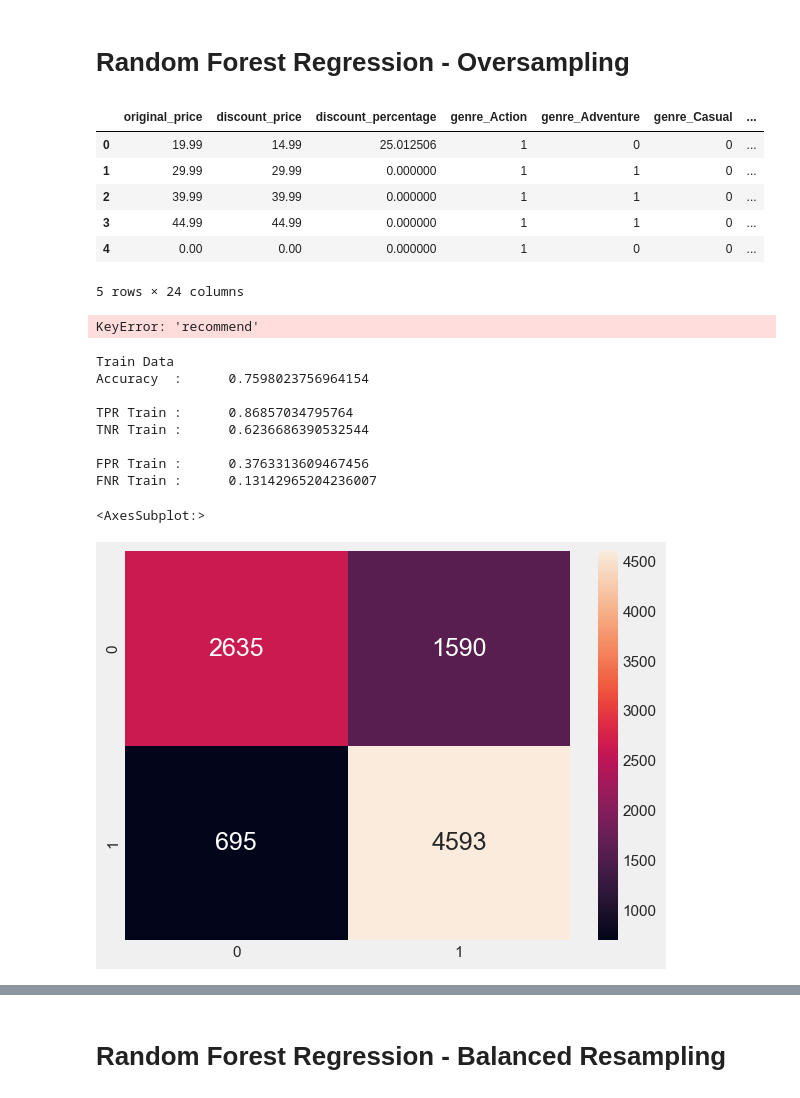
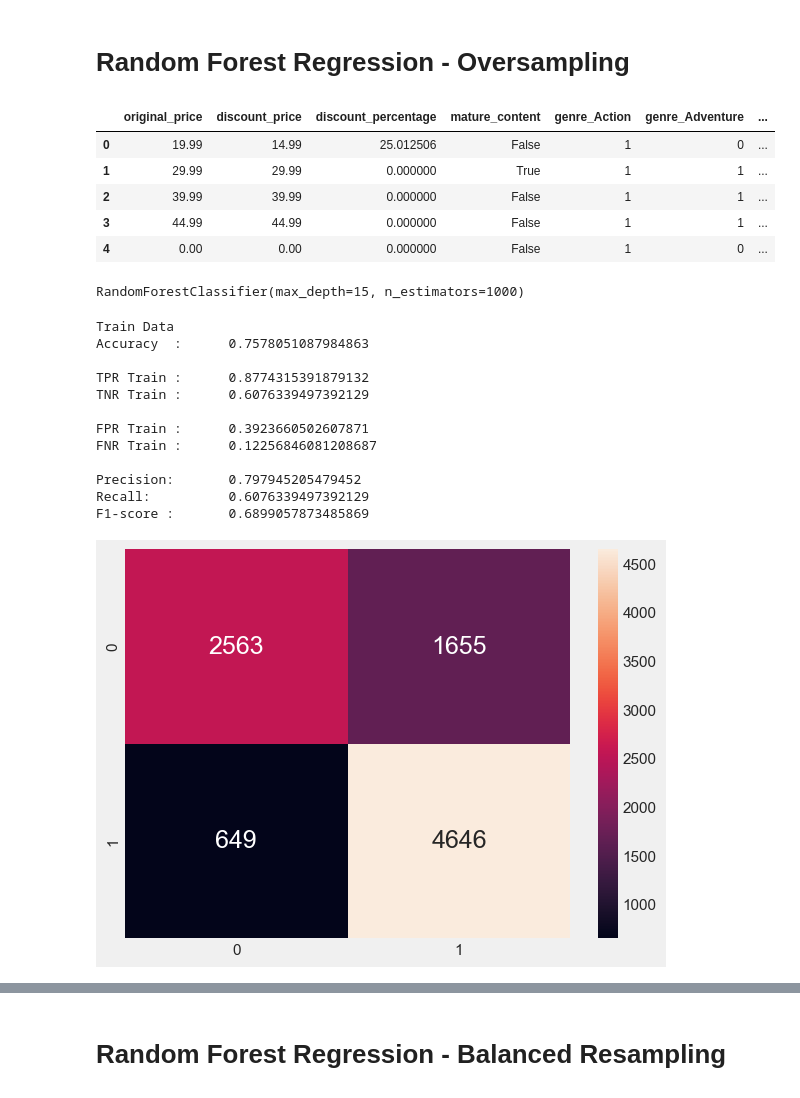
Before and after one commit to Pante/SC1015-Project, a Jupyter notebook: Random Forest Regression.ipynb, the cells around one changed output, grey strips where cells are left out. Cells and saved outputs as stored; diff of their text form; code cells hidden in the pictures.

```diff
--- a/Random Forest Regression.ipynb
+++ b/Random Forest Regression.ipynb
@@ -140,16 +145,15 @@ F1-score :       0.39490100352590185
 # %% [markdown]
 # Random Forest Regression - Oversampling
 # %%
-games = pd.read_csv('games-prediction-over-resampling.csv', index_col= 0)
+games = pd.read_csv('datasets/games-prediction-over-resampling.csv', index_col= 0)
 games.head()
 # %% [output]
-|  | original_price | discount_price | discount_percentage | genre_Action | genre_Adventure | genre_Casual | ... |
-| 0 | 19.99 | 14.99 | 25.012506 | 1 | 0 | 0 | ... |
-| 1 | 29.99 | 29.99 | 0.000000 | 1 | 1 | 0 | ... |
-| 2 | 39.99 | 39.99 | 0.000000 | 1 | 1 | 0 | ... |
-| 3 | 44.99 | 44.99 | 0.000000 | 1 | 1 | 0 | ... |
-| 4 | 0.00 | 0.00 | 0.000000 | 1 | 0 | 0 | ... |
+|  | original_price | discount_price | discount_percentage | mature_content | genre_Action | genre_Adventure | ... |
+| 0 | 19.99 | 14.99 | 25.012506 | False | 1 | 0 | ... |
+| 1 | 29.99 | 29.99 | 0.000000 | True | 1 | 1 | ... |
+| 2 | 39.99 | 39.99 | 0.000000 | False | 1 | 1 | ... |
+| 3 | 44.99 | 44.99 | 0.000000 | False | 1 | 1 | ... |
+| 4 | 0.00 | 0.00 | 0.000000 | False | 1 | 0 | ... |
-5 rows × 24 columns
 # %%
 # Extract Response and Predictors
 y = games['recommend']
@@ -165,7 +169,7 @@ rforest = RandomForestClassifier(n_estimators = 1000,  # n_estimators denote num
 # Fit Random Forest on Train Data
 rforest.fit(X_train, y_train)
 # %% [output]
-KeyError: 'recommend'
+RandomForestClassifier(max_depth=15, n_estimators=1000)
 # %%
 # Predict the Response corresponding to Predictors
 y_train_pred = rforest.predict(X_train)
@@ -197,19 +201,22 @@ precision, recall, fscore, support = precision_recall_fscore_support(y_train, y_
 # Print the metrics
 print()
 print("Precision:\t", precision[0])
-print("Recall   :\t", recall[0])
+print("\033[1mRecall:\033[0m   \t", recall[0])
 print("F1-score :\t", fscore[0])
 # %% [output]
 Train Data
-Accuracy  :      0.7598023756964154
+Accuracy  :      0.7578051087984863
 
-TPR Train :      0.86857034795764
-TNR Train :      0.6236686390532544
+TPR Train :      0.8774315391879132
+TNR Train :      0.6076339497392129
 
-FPR Train :      0.3763313609467456
-FNR Train :      0.13142965204236007
+FPR Train :      0.3923660502607871
+FNR Train :      0.12256846081208687
+
+Precision:       0.797945205479452
+Recall:          0.6076339497392129
+F1-score :       0.6899057873485869
-<AxesSubplot:>
-[figure, old version]
+[figure, new version]
 # %%
 # Predict the Response corresponding to Predictors
 y_test_pred = rforest.predict(X_test)
```
Also changed, not shown: parts of 20 cells of this notebook, 1 other file.
